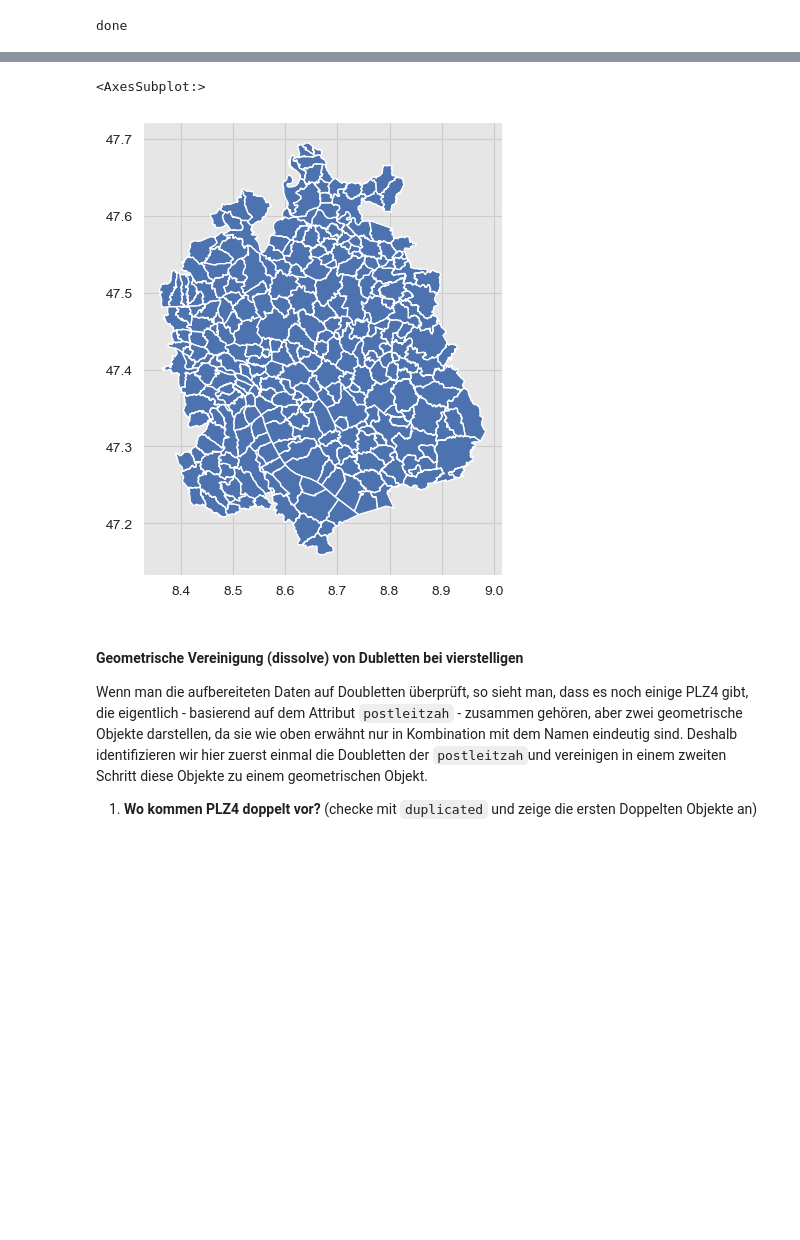
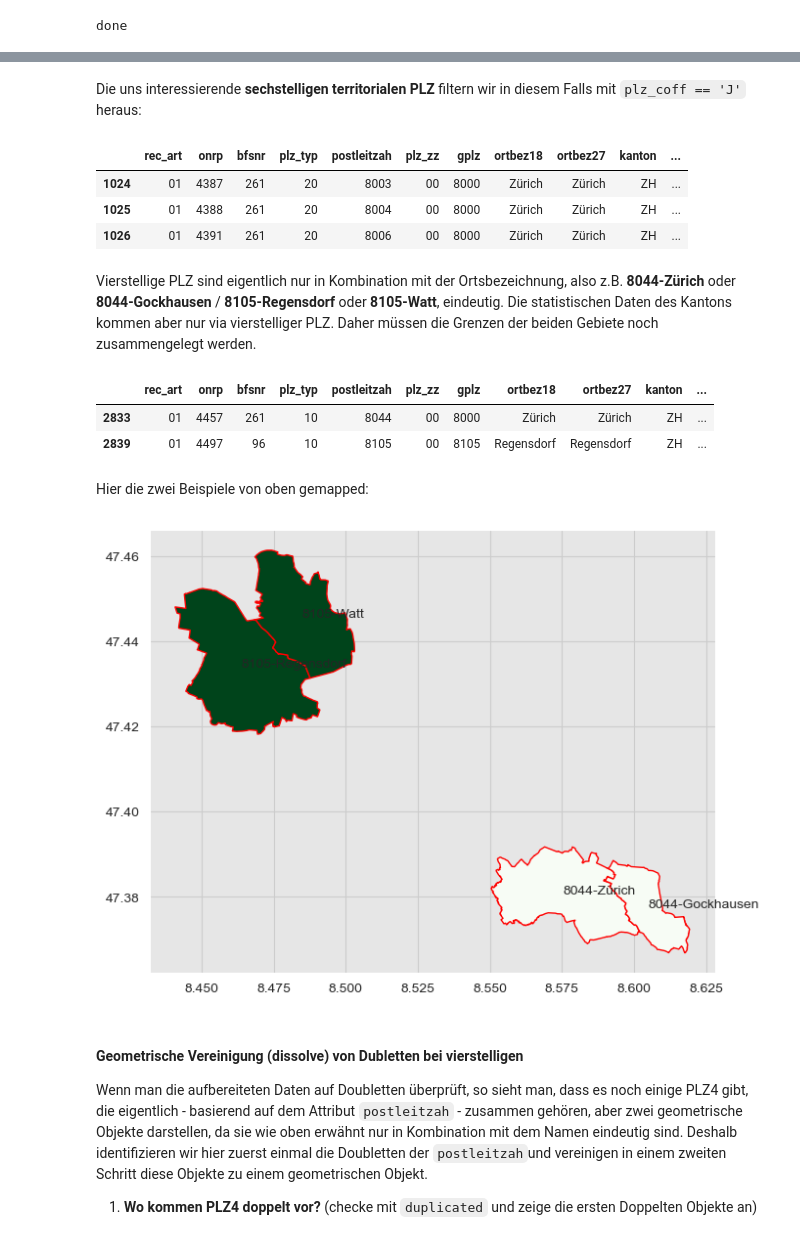
Before and after one commit to mirodietiker/myPy, a Jupyter notebook: covid_impfquote_plz/covid19_impfquote_ktzh.ipynb, the cells around one changed output, grey strips where cells are left out. Cells and saved outputs as stored; diff of their text form; code cells hidden in the pictures; blank space fills up the shorter version.

```diff
--- a/covid_impfquote_plz/covid19_impfquote_ktzh.ipynb
+++ b/covid_impfquote_plz/covid19_impfquote_ktzh.ipynb
@@ -88,9 +88,10 @@ Zum ersten Bezug können die Daten als Shapefile herunter geladen werden. Für w
 # %%
-#Direkter Shapefile-Import
+#[1] Direkter Shapefile-Import
 
-#url_shp = "https://swisspost.opendatasoft.com/explore/dataset/plz_verzeichnis_v2/download/?format=shp&timezone=Europe/Berlin&lang=de"
+url_shp = "https://swisspost.opendatasoft.com/explore/dataset/plz_verzeichnis_v2/download/?format=shp&timezone=Europe/Berlin&lang=de"
+gdf_plz6_ch = gpd.read_file(url_shp)
 
-gdf_plz6_ch = gpd.read_file(url_shp)
+
 print('done')
 # %% [output]
 done
@@ -150,8 +135,32 @@ gdf_plz4_ktzh_sel.head()
+# %% [markdown]
+Die uns interessierende **sechstelligen territorialen PLZ** filtern wir in diesem Falls mit `plz_coff == 'J'` heraus:
+# %%
+gdf_plz4_ktzh_sel = gdf_plz6_ktzh.query('plz_coff =="J"')
+gdf_plz4_ktzh_sel.head(3)
+#gdf_plz4_ktzh_sel.info()
+# %% [output]
+|  | rec_art | onrp | bfsnr | plz_typ | postleitzah | plz_zz | gplz | ortbez18 | ortbez27 | kanton | ... |
+| 1024 | 01 | 4387 | 261 | 20 | 8003 | 00 | 8000 | Zürich | Zürich | ZH | ... |
+| 1025 | 01 | 4388 | 261 | 20 | 8004 | 00 | 8000 | Zürich | Zürich | ZH | ... |
+| 1026 | 01 | 4391 | 261 | 20 | 8006 | 00 | 8000 | Zürich | Zürich | ZH | ... |
+# %% [markdown]
+Vierstellige PLZ sind eigentlich nur in Kombination mit der Ortsbezeichnung, also z.B. **8044-Zürich** oder **8044-Gockhausen** / **8105-Regensdorf** oder **8105-Watt**, eindeutig. Die statistischen Daten des Kantons kommen aber nur via vierstelliger PLZ. Daher müssen die Grenzen der beiden Gebiete noch zusammengelegt werden.
+# %%
+gdf_plz4_ktzh_sel = gdf_plz6_ktzh.query('plz_coff =="J"& (postleitzah == "8044" | postleitzah == "8105")')
+gdf_plz4_ktzh_sel.head(2)
+#gdf_plz4_ktzh_sel.info()
+# %% [output]
+|  | rec_art | onrp | bfsnr | plz_typ | postleitzah | plz_zz | gplz | ortbez18 | ortbez27 | kanton | ... |
+| 2833 | 01 | 4457 | 261 | 10 | 8044 | 00 | 8000 | Zürich | Zürich | ZH | ... |
+| 2839 | 01 | 4497 | 96 | 10 | 8105 | 00 | 8105 | Regensdorf | Regensdorf | ZH | ... |
+# %% [markdown]
+Hier die zwei Beispiele von oben gemapped:
 # %%
-gdf_plz4_ktzh_sel.plot()
+ax = gdf_plz4_ktzh_sel.plot(column='gplz', cmap='Greens', edgecolor='red')
+
+gdf_plz4_ktzh_sel.apply(lambda x: ax.annotate(text=x.postleitzah + "-"+x.ortbez18 , xy=x.geometry.centroid.coords[0], ha='left'), axis=1);
 # %% [output]
-<AxesSubplot:>
-[figure, old version]
+[figure, new version]
 # %% [markdown]
 #### Geometrische Vereinigung (dissolve) von Dubletten bei vierstelligen ####
 Wenn man die aufbereiteten Daten auf Doubletten überprüft, so sieht man, dass es noch einige PLZ4 gibt, die eigentlich - basierend auf dem Attribut `postleitzah` - zusammen gehören, aber zwei geometrische Objekte darstellen, da sie wie oben erwähnt nur in Kombination mit dem Namen eindeutig sind. Deshalb identifizieren wir hier zuerst einmal die Doubletten der `postleitzah`und vereinigen in einem zweiten Schritt diese Objekte zu einem geometrischen Objekt.
```
Also changed, not shown: parts of 21 cells of this notebook, 1 other file.
